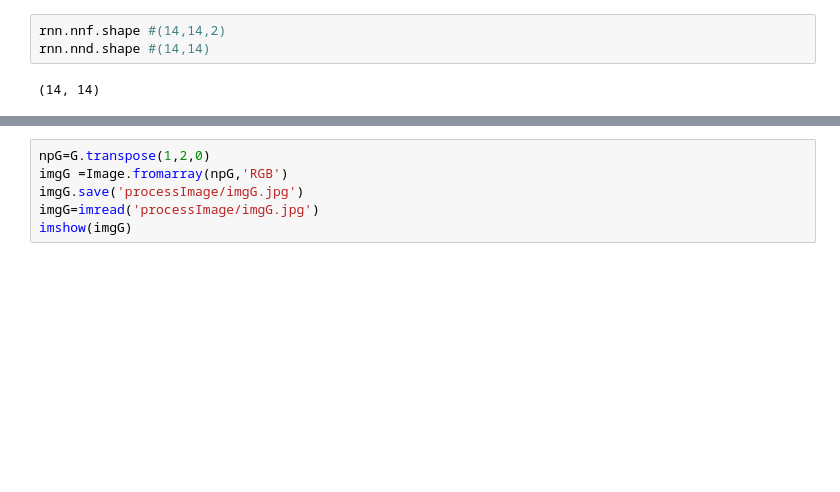
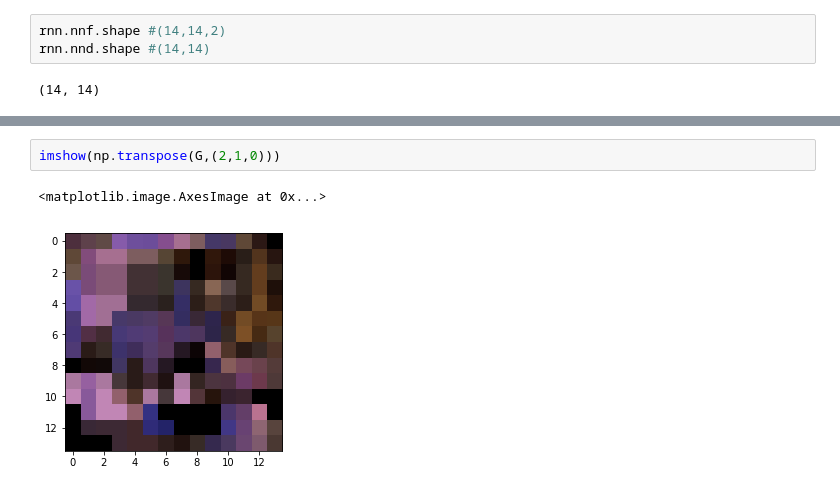
Before and after one commit to rassilon712/Neural_Color_Transfer, a Jupyter notebook: Neural_Color_Transfer.ipynb, the cells around one changed output, grey strips where cells are left out. Saved outputs shown, nothing was run; the diff lists cells and outputs as text; blank space fills up the shorter version.

```diff
--- a/Neural_Color_Transfer.ipynb
+++ b/Neural_Color_Transfer.ipynb
@@ -494,6 +545,5 @@ print(G)
-# %%
-npG=G.transpose(1,2,0)
-imgG =Image.fromarray(npG,'RGB')
-imgG.save('processImage/imgG.jpg')
-imgG=imread('processImage/imgG.jpg')
-imshow(imgG)
+# %%
+imshow(np.transpose(G,(2,1,0)))
+# %% [output]
+<matplotlib.image.AxesImage at 0x...>
+[figure, added]
```
Also changed, not shown: parts of 10 cells of this notebook, 1 other file.
